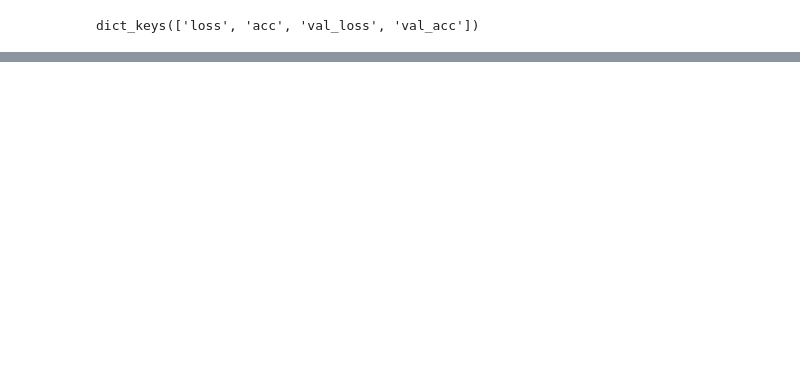
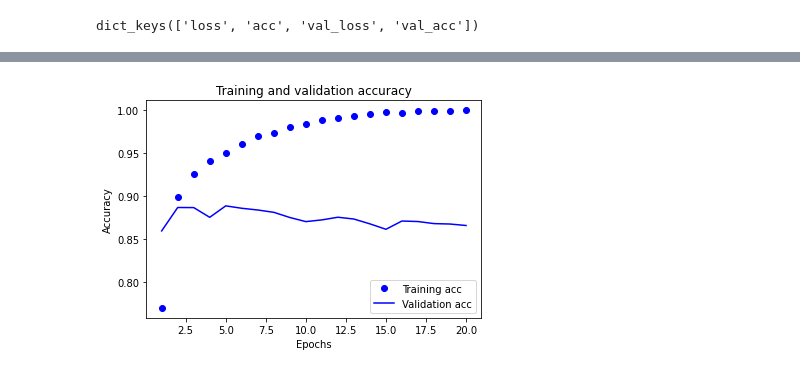
Before and after one commit to jongchan1514/keras, a Jupyter notebook: IMDB_STUDY.ipynb, the cells around one changed output, grey strips where cells are left out. Saved outputs shown, nothing was run; the diff lists cells and outputs as text; code cells hidden in the pictures; blank space fills up the shorter version.

```diff
--- a/IMDB_STUDY.ipynb
+++ b/IMDB_STUDY.ipynb
@@ -142,0 +165,16 @@ plt.plot(epochs, val_loss, 'b')
+# %%
+#훈련과 검증 정확도 그리기
+plt.clf()
+acc = history_dict['acc']
+val_acc = history_dict['val_acc']
+
+plt.plot(epochs, acc, 'bo', label='Training acc')
+plt.plot(epochs, val_acc, 'b', label='Validation acc')
+plt.title('Training and validation accuracy')
+plt.xlabel('Epochs')
+plt.ylabel('Accuracy')
+plt.legend()
+
+plt.show()
+# %% [output]
+[figure, added]
```
Also changed, not shown: parts of 5 cells of this notebook.
